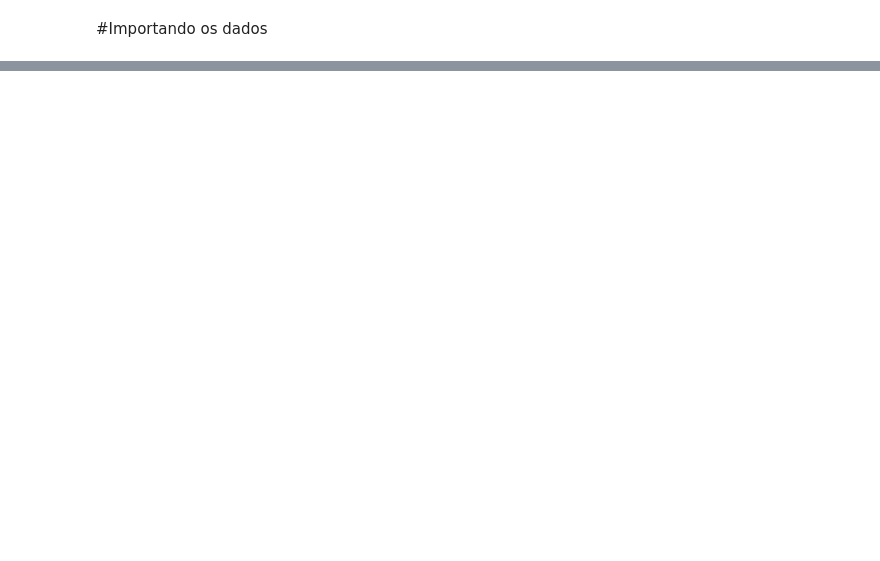
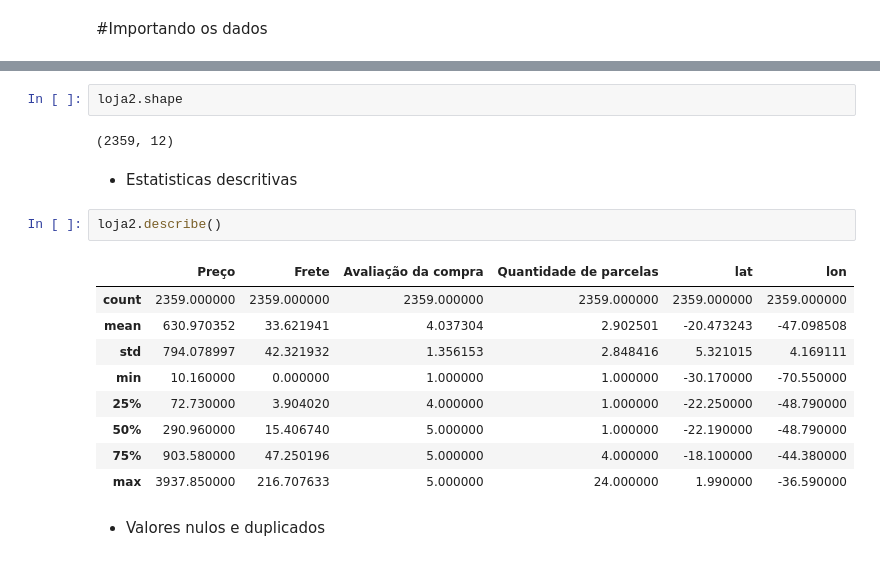
Before and after one commit to walleceoli/Alura_Store, a Jupyter notebook: Challenge_Alura_Store.ipynb, the cells around one changed output, grey strips where cells are left out. Saved outputs shown, nothing was run; the diff lists cells and outputs as text; blank space fills up the shorter version.

```diff
--- a/Challenge_Alura_Store.ipynb
+++ b/Challenge_Alura_Store.ipynb
@@ -25,0 +130,20 @@ loja.head()
+# %%
+loja2.shape
+# %% [output]
+(2359, 12)
+# %% [markdown]
+* Estatisticas descritivas
+# %%
+loja2.describe()
+# %% [output]
+|  | Preço | Frete | Avaliação da compra | Quantidade de parcelas | lat | lon |
+| count | 2359.000000 | 2359.000000 | 2359.000000 | 2359.000000 | 2359.000000 | 2359.000000 |
+| mean | 630.970352 | 33.621941 | 4.037304 | 2.902501 | -20.473243 | -47.098508 |
+| std | 794.078997 | 42.321932 | 1.356153 | 2.848416 | 5.321015 | 4.169111 |
+| min | 10.160000 | 0.000000 | 1.000000 | 1.000000 | -30.170000 | -70.550000 |
+| 25% | 72.730000 | 3.904020 | 4.000000 | 1.000000 | -22.250000 | -48.790000 |
+| 50% | 290.960000 | 15.406740 | 5.000000 | 1.000000 | -22.190000 | -48.790000 |
+| 75% | 903.580000 | 47.250196 | 5.000000 | 4.000000 | -18.100000 | -44.380000 |
+| max | 3937.850000 | 216.707633 | 5.000000 | 24.000000 | 1.990000 | -36.590000 |
+# %% [markdown]
+* Valores nulos e duplicados
```
Also changed, not shown: parts of 38 cells of this notebook.
